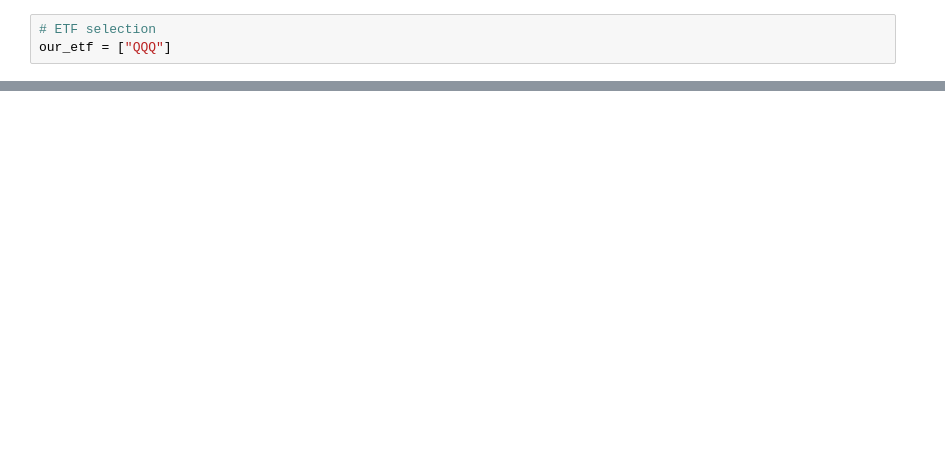
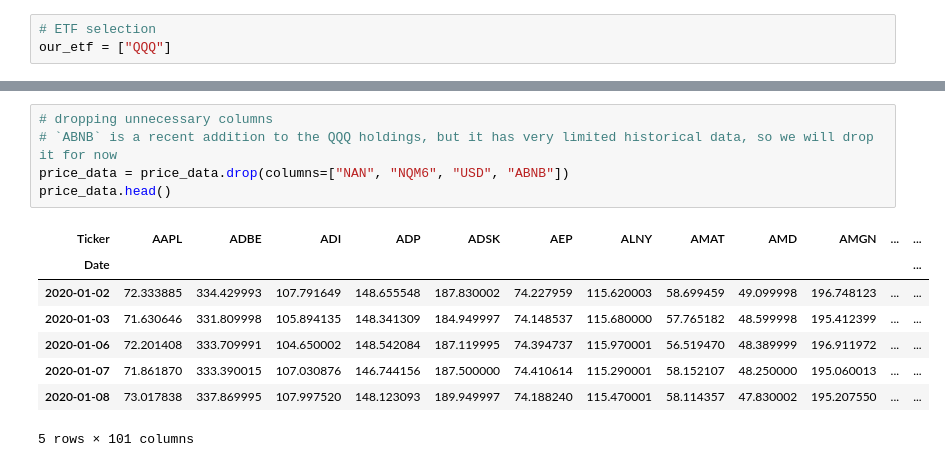
Before and after one commit to Spring-26-Quantitative-Finance/SunilA-QF-SP26, a Jupyter notebook: final_proj/main.ipynb, the cells around one changed output, grey strips where cells are left out. Saved outputs shown, nothing was run; the diff lists cells and outputs as text; blank space fills up the shorter version.

```diff
--- a/final_proj/main.ipynb
+++ b/final_proj/main.ipynb
@@ -109,0 +100,14 @@ price_data.head()
+# %%
+# dropping unnecessary columns
+# `ABNB` is a recent addition to the QQQ holdings, but it has very limited historical data, so we will drop it for now
+price_data = price_data.drop(columns=["NAN", "NQM6", "USD", "ABNB"])
+price_data.head()
+# %% [output]
+| Ticker | AAPL | ADBE | ADI | ADP | ADSK | AEP | ALNY | AMAT | AMD | AMGN | ... | ... |
+| Date |  |  |  |  |  |  |  |  |  |  |  | ... |
+| 2020-01-02 | 72.333885 | 334.429993 | 107.791649 | 148.655548 | 187.830002 | 74.227959 | 115.620003 | 58.699459 | 49.099998 | 196.748123 | ... | ... |
+| 2020-01-03 | 71.630646 | 331.809998 | 105.894135 | 148.341309 | 184.949997 | 74.148537 | 115.680000 | 57.765182 | 48.599998 | 195.412399 | ... | ... |
+| 2020-01-06 | 72.201408 | 333.709991 | 104.650002 | 148.542084 | 187.119995 | 74.394737 | 115.970001 | 56.519470 | 48.389999 | 196.911972 | ... | ... |
+| 2020-01-07 | 71.861870 | 333.390015 | 107.030876 | 146.744156 | 187.500000 | 74.410614 | 115.290001 | 58.152107 | 48.250000 | 195.060013 | ... | ... |
+| 2020-01-08 | 73.017838 | 337.869995 | 107.997520 | 148.123093 | 189.949997 | 74.188240 | 115.470001 | 58.114357 | 47.830002 | 195.207550 | ... | ... |
+5 rows × 101 columns
```
Also changed, not shown: parts of 41 cells of this notebook.
